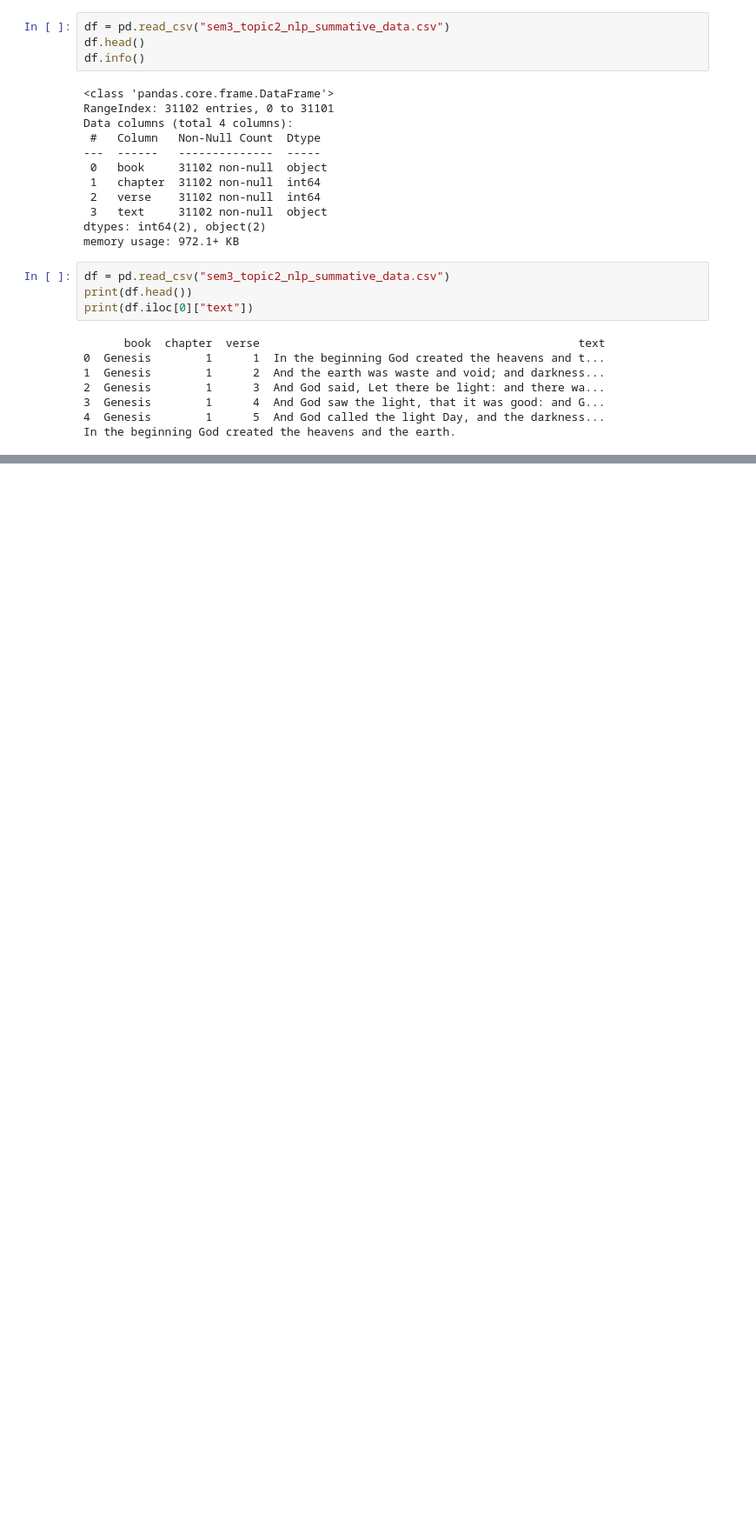
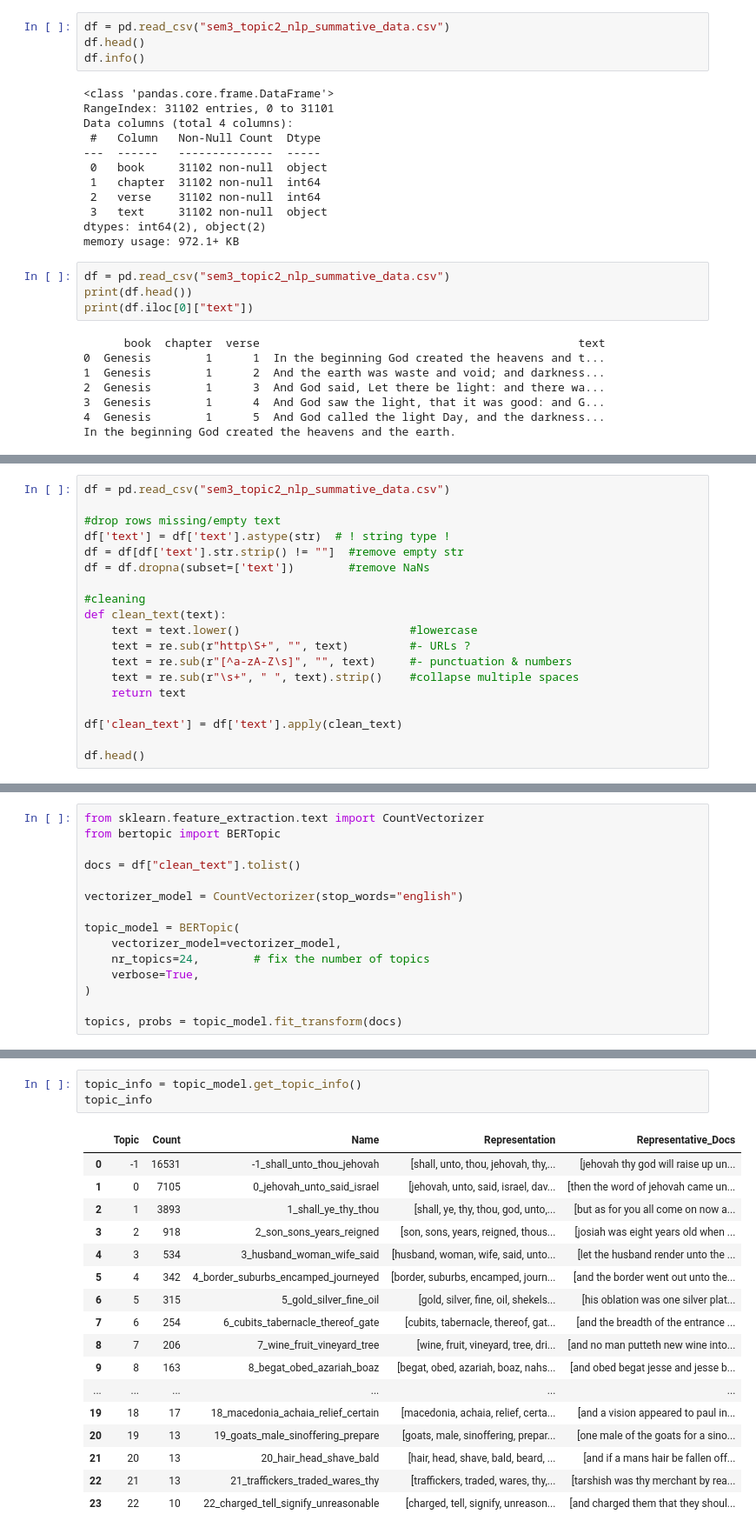
Before and after one commit to marfakozeletsUvA/sem3_projects, a Jupyter notebook: summative2/sem3_topic2_nlp_summative.ipynb, the cells around one changed output, grey strips where cells are left out. Shown: that part at 87% size. Cells and saved outputs as stored; diff of their text form; blank space fills up the shorter version.

Commit message:
initial data preprocessing, bertopic & crazy debugging because of topic reduction and stop words

```diff
--- a/summative2/sem3_topic2_nlp_summative.ipynb
+++ b/summative2/sem3_topic2_nlp_summative.ipynb
@@ -231,0 +238,19 @@ In the beginning God created the heavens and the earth.
+# %%
+df = pd.read_csv("sem3_topic2_nlp_summative_data.csv")
+
+#drop rows missing/empty text
+df['text'] = df['text'].astype(str)  # ! string type !
+df = df[df['text'].str.strip() != ""]  #remove empty str
+df = df.dropna(subset=['text'])        #remove NaNs
+
+#cleaning
+def clean_text(text):
+    text = text.lower()                         #lowercase
+    text = re.sub(r"http\S+", "", text)         #- URLs ?
+    text = re.sub(r"[^a-zA-Z\s]", "", text)     #- punctuation & numbers
+    text = re.sub(r"\s+", " ", text).strip()    #collapse multiple spaces
+    return text
+
+df['clean_text'] = df['text'].apply(clean_text)
+
+df.head()
@@ -231,0 +277,15 @@ In the beginning God created the heavens and the earth.
+# %%
+from sklearn.feature_extraction.text import CountVectorizer
+from bertopic import BERTopic
+
+docs = df["clean_text"].tolist()
+
+vectorizer_model = CountVectorizer(stop_words="english")
+
+topic_model = BERTopic(
+    vectorizer_model=vectorizer_model,
+    nr_topics=24,        # fix the number of topics
+    verbose=True,
+)
+
+topics, probs = topic_model.fit_transform(docs)
@@ -231,0 +313,21 @@ In the beginning God created the heavens and the earth.
+# %%
+topic_info = topic_model.get_topic_info()
+topic_info
+# %% [output]
+|  | Topic | Count | Name | Representation | Representative_Docs |
+| 0 | -1 | 16531 | -1_shall_unto_thou_jehovah | [shall, unto, thou, jehovah, thy,... | [jehovah thy god will raise up un... |
+| 1 | 0 | 7105 | 0_jehovah_unto_said_israel | [jehovah, unto, said, israel, dav... | [then the word of jehovah came un... |
+| 2 | 1 | 3893 | 1_shall_ye_thy_thou | [shall, ye, thy, thou, god, unto,... | [but as for you all come on now a... |
+| 3 | 2 | 918 | 2_son_sons_years_reigned | [son, sons, years, reigned, thous... | [josiah was eight years old when ... |
+| 4 | 3 | 534 | 3_husband_woman_wife_said | [husband, woman, wife, said, unto... | [let the husband render unto the ... |
+| 5 | 4 | 342 | 4_border_suburbs_encamped_journeyed | [border, suburbs, encamped, journ... | [and the border went out unto the... |
+| 6 | 5 | 315 | 5_gold_silver_fine_oil | [gold, silver, fine, oil, shekels... | [his oblation was one silver plat... |
+| 7 | 6 | 254 | 6_cubits_tabernacle_thereof_gate | [cubits, tabernacle, thereof, gat... | [and the breadth of the entrance ... |
+| 8 | 7 | 206 | 7_wine_fruit_vineyard_tree | [wine, fruit, vineyard, tree, dri... | [and no man putteth new wine into... |
+| 9 | 8 | 163 | 8_begat_obed_azariah_boaz | [begat, obed, azariah, boaz, nahs... | [and obed begat jesse and jesse b... |
+| ... | ... | ... | ... | ... | ... |
+| 19 | 18 | 17 | 18_macedonia_achaia_relief_certain | [macedonia, achaia, relief, certa... | [and a vision appeared to paul in... |
+| 20 | 19 | 13 | 19_goats_male_sinoffering_prepare | [goats, male, sinoffering, prepar... | [one male of the goats for a sino... |
+| 21 | 20 | 13 | 20_hair_head_shave_bald | [hair, head, shave, bald, beard, ... | [and if a mans hair be fallen off... |
+| 22 | 21 | 13 | 21_traffickers_traded_wares_thy | [traffickers, traded, wares, thy,... | [tarshish was thy merchant by rea... |
+| 23 | 22 | 10 | 22_charged_tell_signify_unreasonable | [charged, tell, signify, unreason... | [and charged them that they shoul... |
```
Also changed, not shown: parts of 20 cells of this notebook.
